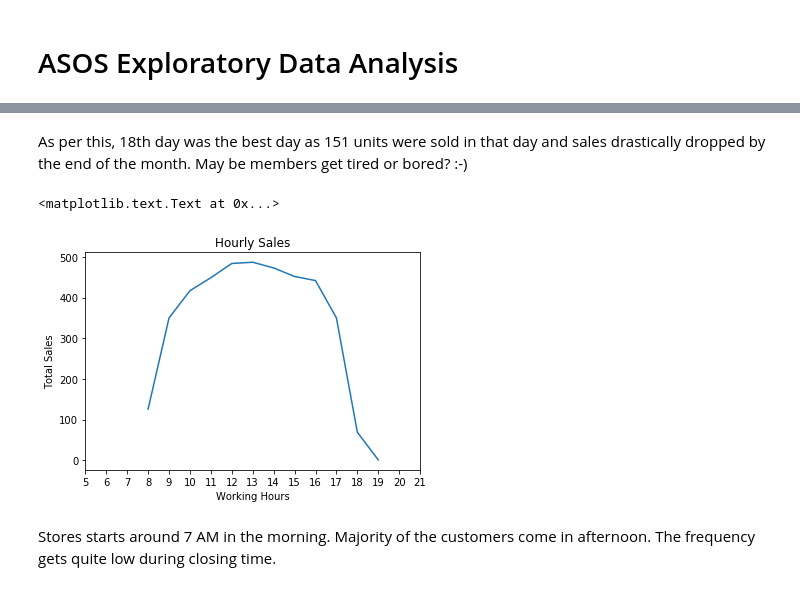
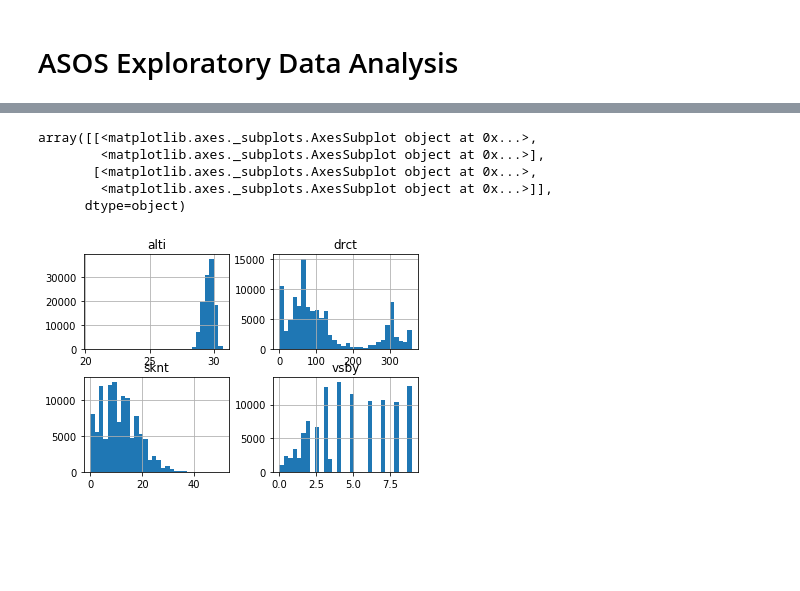
Before and after one commit to chriskok/GEPrediction-OSRS, a Jupyter notebook: ASOS/EDA_Retail.ipynb, the cells around one changed output, grey strips where cells are left out. Cells and saved outputs as stored; diff of their text form; code cells hidden in the pictures; blank space fills up the shorter version.

Commit message:
Added time series with ASOS

```diff
--- a/ASOS/EDA_Retail.ipynb
+++ b/ASOS/EDA_Retail.ipynb
@@ -59,0 +9,2 @@ df.describe()
+# %%
+all_data = pd.read_csv('asos.csv', na_values=['M'])
@@ -59,0 +88,5 @@ df.describe()
+# %%
+df = all_data[['valid','drct', 'sknt', 'alti', 'vsby']].copy()
+print(df.isnull().sum(axis = 0))
+df.dropna()
+df = df[df.vsby != 10]  # problem: over 300000 rows with visibility = 10 probs because any is over 10 was set as 10
@@ -59,0 +100,5 @@ df.describe()
+# %%
+# Removing negative values from visibility
+df['vsby'][df['vsby'] < 0] = 0
+print(df.describe())
+print(df.shape)
@@ -101,12 +121,9 @@ plot_by_day.set_ylabel('Total Sales')
-# %% [markdown]
-As per this, 18th day was the best day as 151 units were sold in that day and sales drastically dropped by the end of the month. May be members get tired or bored? :-)
-# %%
-sales_by_hour = df.groupby('Hour').size()
-plot_by_hour = sales_by_hour.plot(title='Hourly Sales',xticks=(range(5,22)))
-plot_by_hour.set_xlabel('Working Hours')
-plot_by_hour.set_ylabel('Total Sales')
-# %% [output]
-<matplotlib.text.Text at 0x...>
-[figure, removed]
-# %% [markdown]
-Stores starts around 7 AM in the morning. Majority of the customers come in afternoon. The frequency gets quite low during closing time.
+# %%
+df.hist(bins=30)
+# %% [output]
+array([[<matplotlib.axes._subplots.AxesSubplot object at 0x...>,
+        <matplotlib.axes._subplots.AxesSubplot object at 0x...>],
+       [<matplotlib.axes._subplots.AxesSubplot object at 0x...>,
+        <matplotlib.axes._subplots.AxesSubplot object at 0x...>]],
+      dtype=object)
+[figure, added]
```
Also changed, not shown: parts of 17 cells of this notebook, 1 other file.
